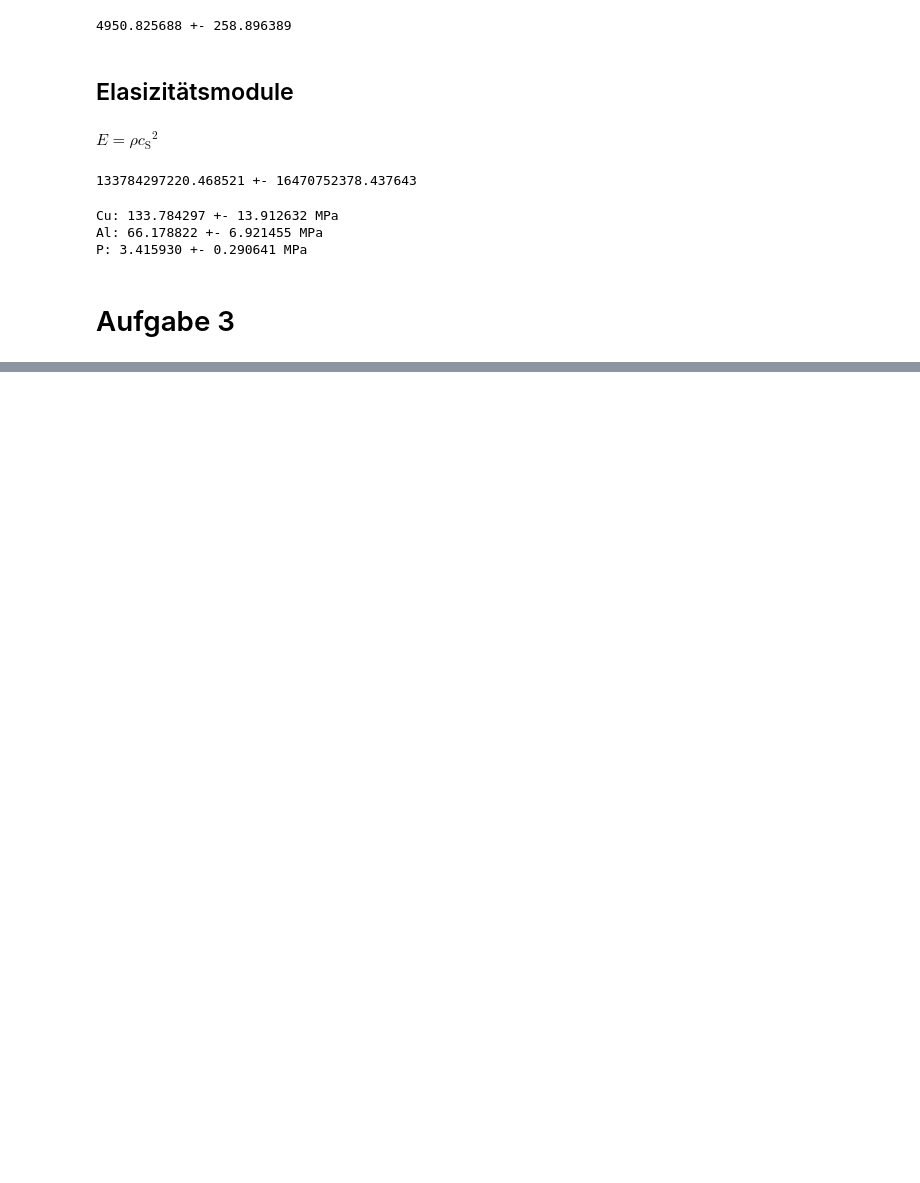
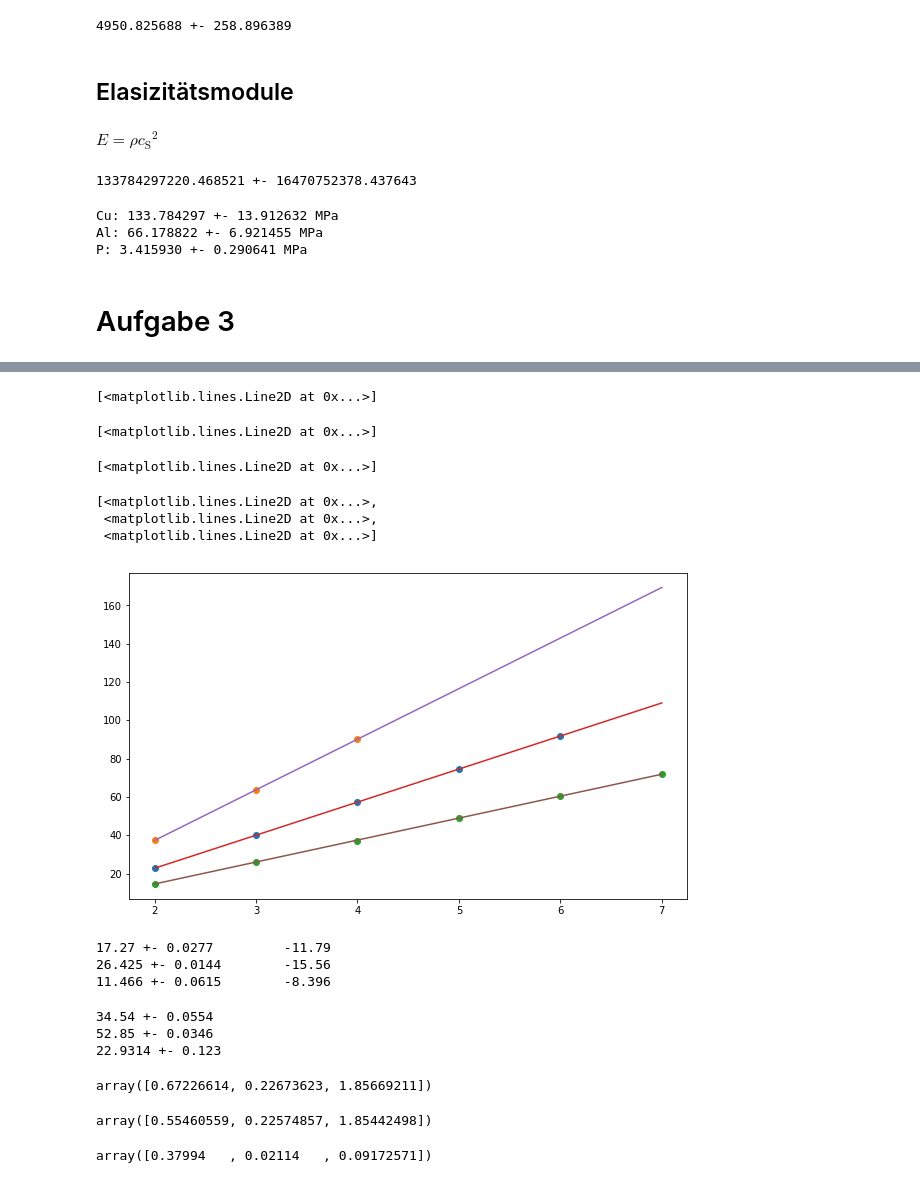
Before and after one commit to ces42/praktikum1, a Jupyter notebook: AKU/Daten/Auswertung.ipynb, the cells around one changed output, grey strips where cells are left out. Drawn from its saved outputs; the diff is of its cells as text; code cells hidden in the pictures; blank space fills up the shorter version.

```diff
--- a/AKU/Daten/Auswertung.ipynb
+++ b/AKU/Daten/Auswertung.ipynb
@@ -146,0 +161,30 @@ m1auf
+# %%
+plt.plot(2 + arange(len(m1)), m1, 'o')
+plt.plot(2 + arange(len(m2)), m2, 'o')
+plt.plot(2 + arange(len(m3)), m3, 'o')
+x = linspace(2, 7)
+plt.plot(x, transpose([a1*x + b1, a2*x + b2, a3*x + b3]))
+# %% [output]
+[<matplotlib.lines.Line2D at 0x...>]
+[<matplotlib.lines.Line2D at 0x...>]
+[<matplotlib.lines.Line2D at 0x...>]
+[<matplotlib.lines.Line2D at 0x...>,
+ <matplotlib.lines.Line2D at 0x...>,
+ <matplotlib.lines.Line2D at 0x...>]
+[figure, added]
+# %%
+print(f'{a1:.5} +- {err_a1:.3}\t\t{b1:.4}')
+print(f'{a2:.5} +- {err_a2:.3}\t{b2:.4}')
+print(f'{a3:.5} +- {err_a3:.3}\t{b3:.4}')
+# %% [output]
+17.27 +- 0.0277         -11.79
+26.425 +- 0.0144        -15.56
+11.466 +- 0.0615        -8.396
+# %%
+print(f'{2*a1:.6} +- {2*err_a1:.3}')
+print(f'{2*a2:.6} +- {2*1.2*err_a2:.3}')
+print(f'{2*a3:.6} +- {2*err_a3:.3}')
+# %% [output]
+34.54 +- 0.0554
+52.85 +- 0.0346
+22.9314 +- 0.123
@@ -146,0 +196,9 @@ m1auf
+# %%
+err_v = sqrt((f*err_l * 1e-2)**2 + (err_f*l * 1e-2)**2)
+err_v
+(f*err_l * 1e-2)
+(err_f*l * 1e-2)
+# %% [output]
+array([0.67226614, 0.22673623, 1.85669211])
+array([0.55460559, 0.22574857, 1.85442498])
+array([0.37994   , 0.02114   , 0.09172571])
```
Also changed, not shown: parts of 11 cells of this notebook, 3 other files.
